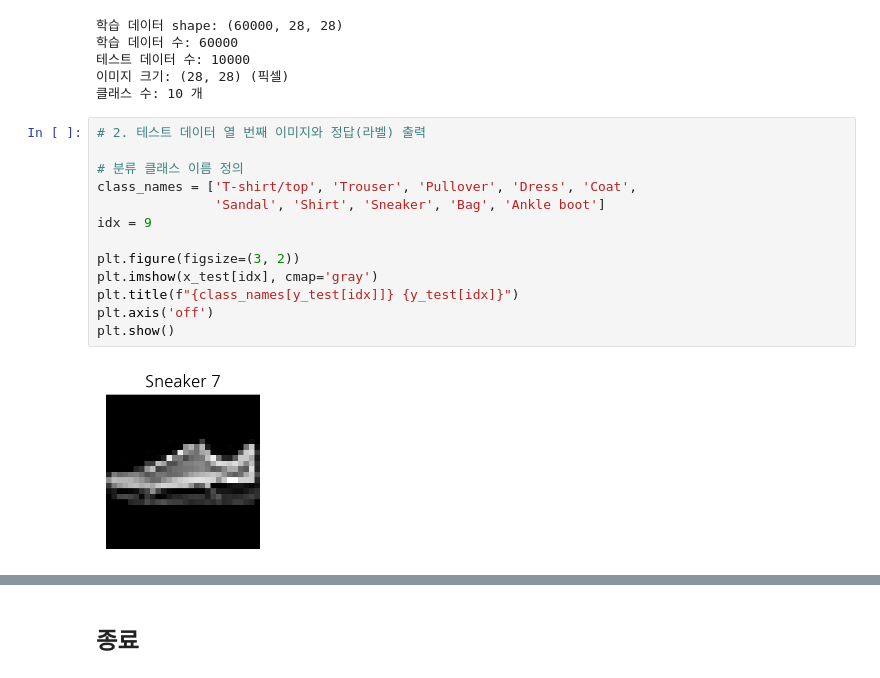
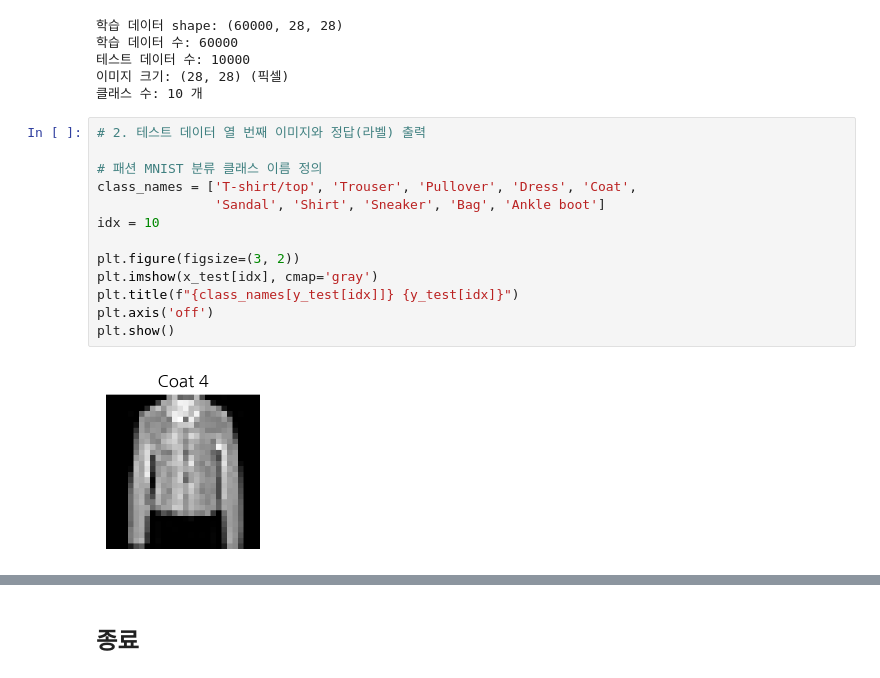
Before and after one commit to soobook/TensorFlow-DL, a Jupyter notebook: code/TF07.ipynb, the cells around one changed output, grey strips where cells are left out. Drawn from its saved outputs; the diff is of its cells as text.

```diff
--- a/code/TF07.ipynb
+++ b/code/TF07.ipynb
@@ -47,18 +60,18 @@ print("클래스 수:", len(np.unique(y_train)), "개")
 # %%
 # 2. 테스트 데이터 열 번째 이미지와 정답(라벨) 출력
 
-# 분류 클래스 이름 정의
+# 패션 MNIST 분류 클래스 이름 정의
 class_names = ['T-shirt/top', 'Trouser', 'Pullover', 'Dress', 'Coat',
                'Sandal', 'Shirt', 'Sneaker', 'Bag', 'Ankle boot']
-idx = 9
+idx = 10
 
 plt.figure(figsize=(3, 2))
 plt.imshow(x_test[idx], cmap='gray')
 plt.title(f"{class_names[y_test[idx]]} {y_test[idx]}")
 plt.axis('off')
 plt.show()
 # %% [output]
-[figure, old version]
+[figure, new version]
 # %%
 # 3. 학습 데이터 이미지 10개 출력
 
```
Also changed, not shown: parts of 3 cells of this notebook.
